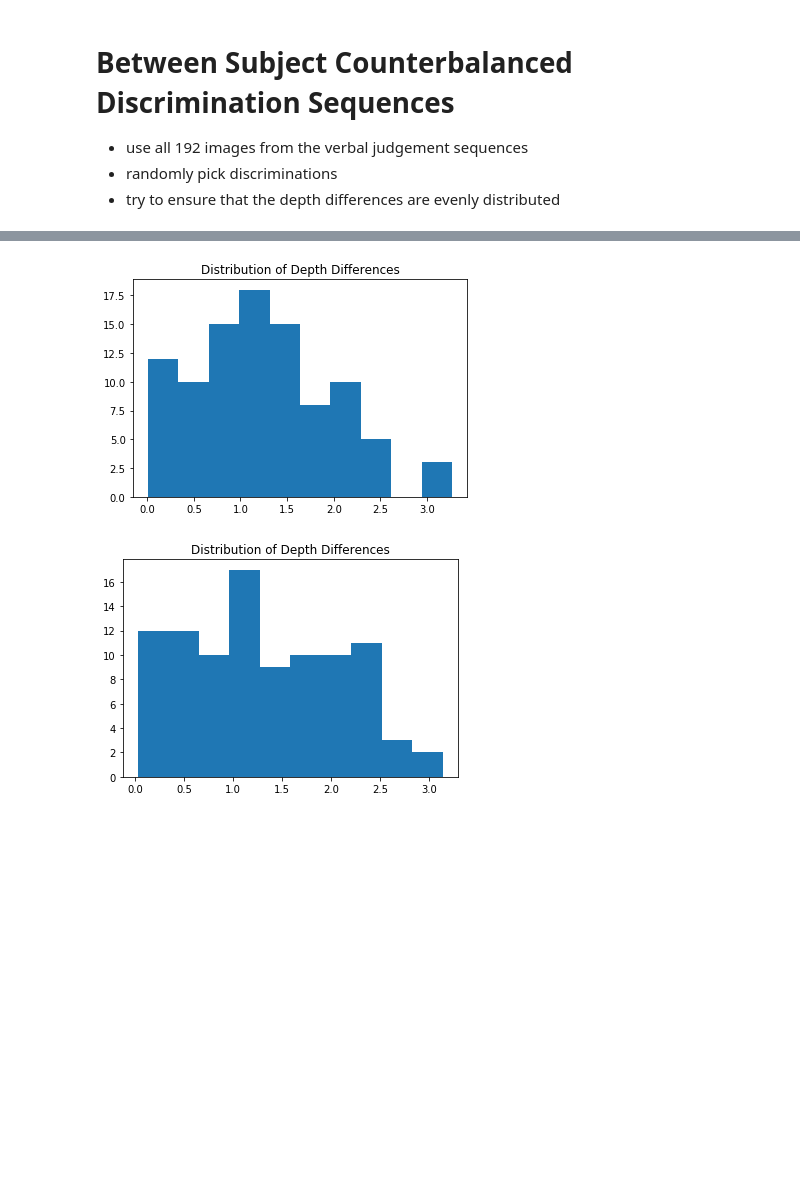
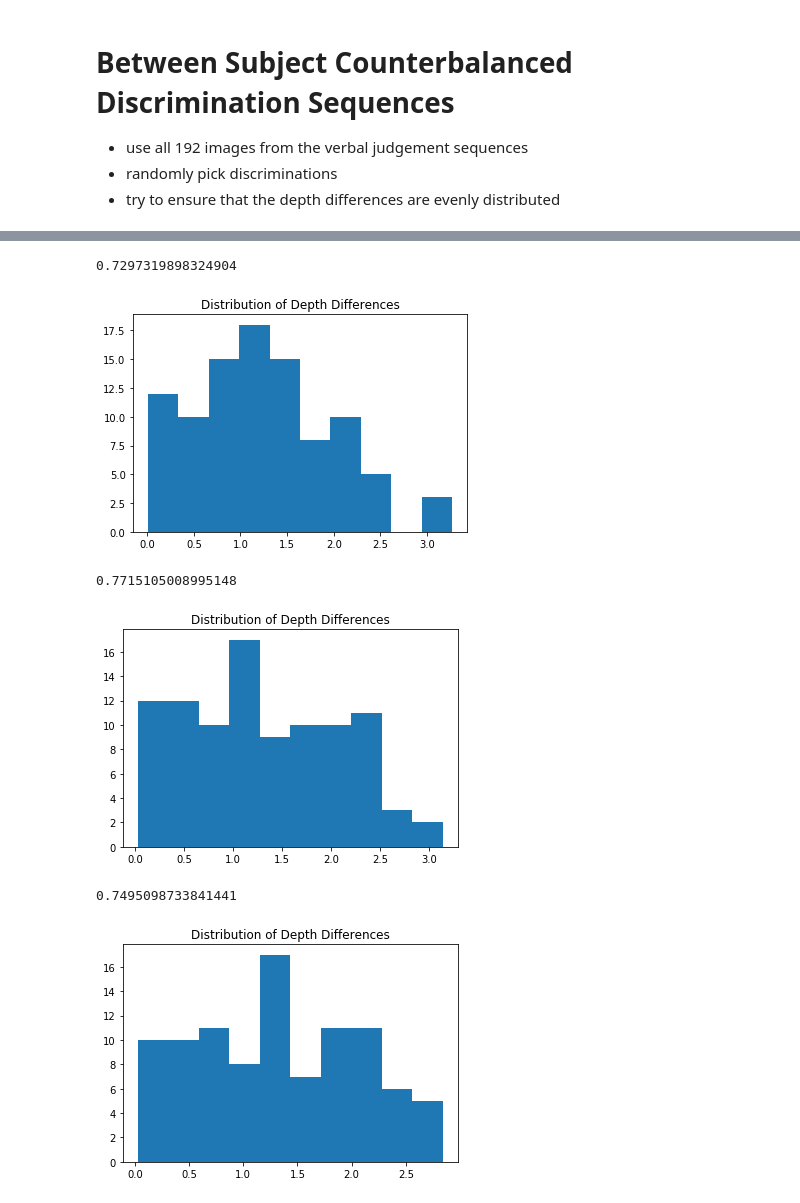
Before and after one commit to prachimahab/depth_discrimination, a Jupyter notebook: v3_discrimination_sequences.ipynb, the cells around one changed output, grey strips where cells are left out. Drawn from its saved outputs; the diff is of its cells as text; code cells hidden in the pictures; blank space fills up the shorter version.

```diff
--- a/v3_discrimination_sequences.ipynb
+++ b/v3_discrimination_sequences.ipynb
@@ -87,9 +113,11 @@ plt.figure()
 plt.hist(option2_differences)
 plt.title('Distribution of Depth Differences')
 
+print(np.array(option2_differences).std())
 
 plt.show()
 # %% [output]
+0.7297319898324904
 [figure]
 # %%
 option3 = copy.deepcopy(discriminations)
@@ -100,7 +128,26 @@ plt.figure()
 plt.hist(option3_differences)
 plt.title('Distribution of Depth Differences')
 
+print(np.array(option3_differences).std())
+
 
 plt.show()
 # %% [output]
+0.7715105008995148
 [figure]
+# %%
+option4 = copy.deepcopy(discriminations)
+option4_differences = copy.deepcopy(differences)
+# %%
+plt.figure()
+
+plt.hist(option4_differences)
+plt.title('Distribution of Depth Differences')
+
+print(np.array(option4_differences).std())
+
+
+plt.show()
+# %% [output]
+0.7495098733841441
+[figure, added]
```
Also changed, not shown: parts of 34 cells of this notebook, 2 other files.
